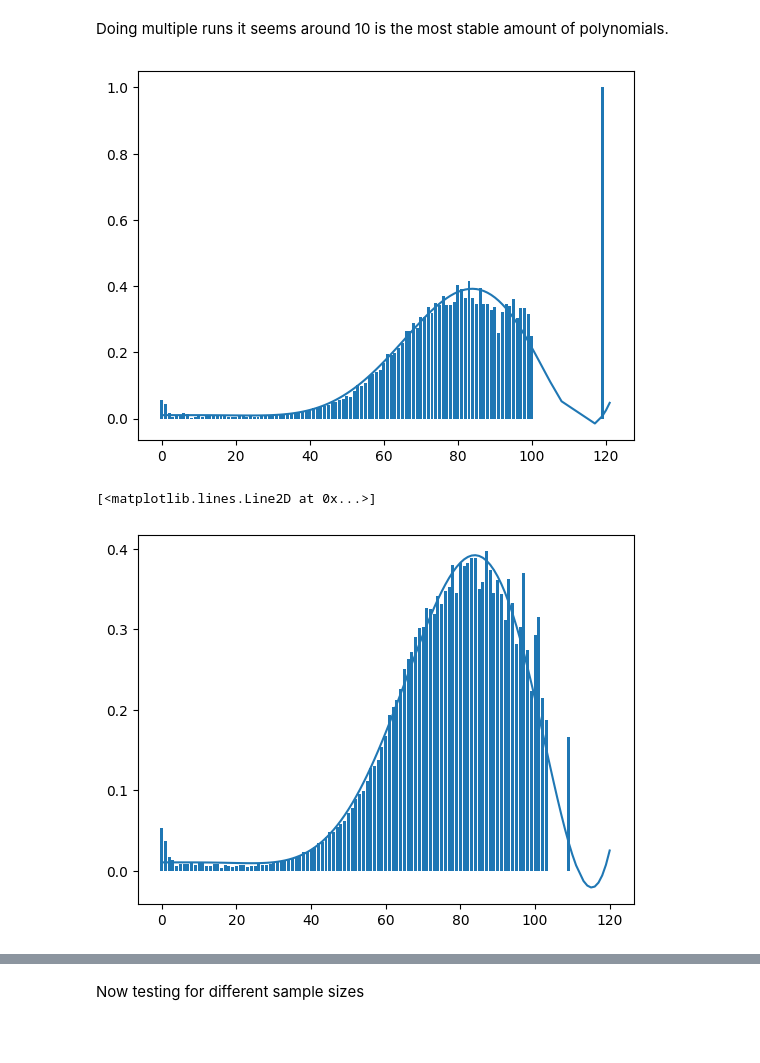
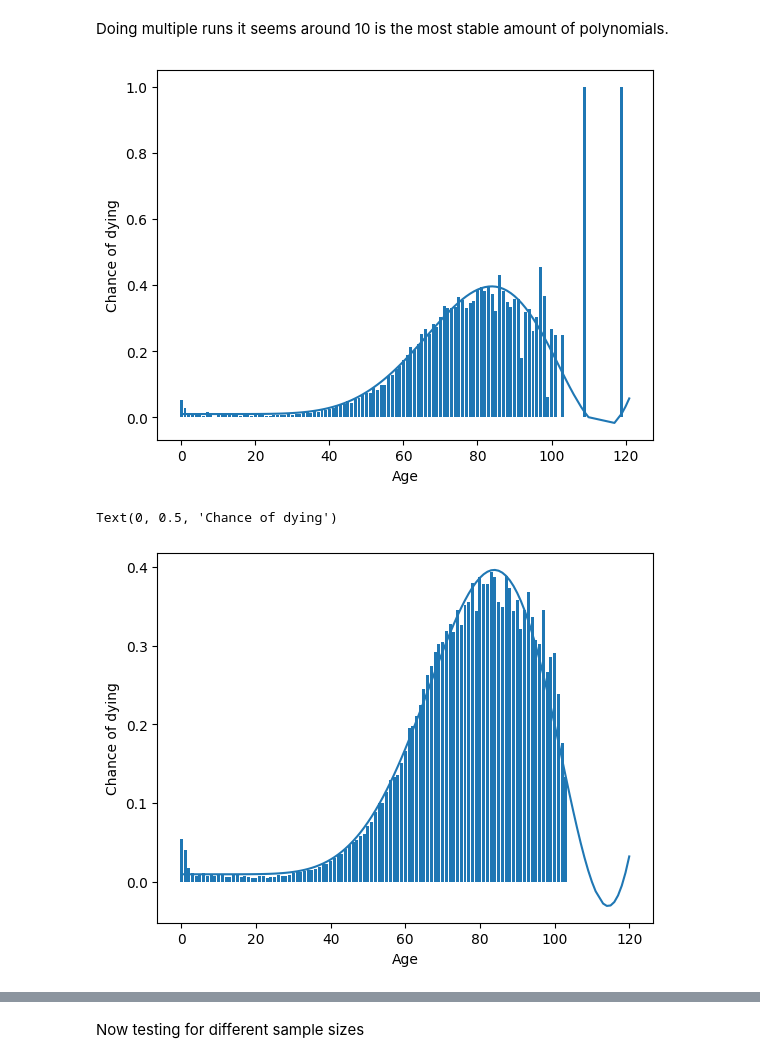
Before and after one commit to mathiasmellemstuen/FYS_STK4155_Prosjekt_3, a Jupyter notebook: src/main.ipynb, the cells around one changed output, grey strips where cells are left out. Drawn from its saved outputs; the diff is of its cells as text; code cells hidden in the pictures; blank space fills up the shorter version.

```diff
--- a/src/main.ipynb
+++ b/src/main.ipynb
@@ -151,0 +276,4 @@ RandomForestClassifier(random_state=1)
+# %%
+#Testing random forest for the whole data set first
+forest = RandomForestClassifier(random_state=1)
+forest.fit(X, Y)
@@ -152,6 +282,7 @@ RandomForestClassifier(random_state=1)
 # %%
-Y_pred = forest.predict(X_test)
-print(accuracy_score(Y_test, Y_pred))
+Y_pred = forest.predict(X)
+print(accuracy_score(Y, Y_pred))
+print(f1_score(Y,Y_pred))
 print("predicted chance of dying:",np.sum(Y_pred)/len(Y_pred))
-print("Actual chance of dying (test set):",np.sum(Y_test)/len(Y_test))
+print("Actual chance of dying:",np.sum(Y)/len(Y))
 # %% [output]
@@ -174,0 +310,19 @@ fig.tight_layout()
+# %%
+forest_arr = np.zeros(len(M_list))
+for i,M in enumerate(M_list):
+    print(i)
+    n = len(Y)
+    m = int(n/M)
+    random_index = np.random.randint(m)*M
+    new_X = X[random_index:random_index+M]
+    new_Y = Y[random_index:random_index+M]
+
+    forest.fit(new_X, new_Y)
+    Y_pred = forest.predict(X)
+    acc = f1_score(Y, Y_pred)
+    forest_arr[i] = acc
+
+plt.plot(M_list, forest_arr)
+plt.xlabel("sample size")
+plt.ylabel("f1-score")
+plt.savefig("../figures/f1_score_forest")
@@ -175,5 +340,8 @@ fig.tight_layout()
 # %%
 #Making histogram of amount of deaths given a certain age
+headers, X, Y = load_covid_data()
+X,Y = shuffle(X,Y)
+
 Age = X[:,6]
 deaths = {i:0 for i in np.unique(Age)}
 for i in range(len(Y)):
@@ -310,21 +483,25 @@ Doing multiple runs it seems around 10 is the most stable amount of polynomials.
 # %%
 lin = LinearRegression()
 poly = PolynomialFeatures(degree=10)
 X_poly = poly.fit_transform(probx_train.reshape(-1,1))
 lin.fit(X_poly, proby_train)
 
 X_poly_test = poly.fit_transform(probx_test.reshape(-1,1))
 
 plt.plot(probx_test, lin.predict(X_poly_test))
 plt.bar(probx_test, proby_test)
+plt.xlabel("Age")
+plt.ylabel("Chance of dying")
 plt.show()
 
 plt.bar(probx_train, proby_train)
 plt.plot(probx_train, lin.predict(X_poly))
+plt.xlabel("Age")
+plt.ylabel("Chance of dying")
 # %% [output]
-[figure, old version]
+[figure, new version]
-[<matplotlib.lines.Line2D at 0x...>]
+Text(0, 0.5, 'Chance of dying')
-[figure, old version]
+[figure, new version]
 # %%
 pred = lin.predict(X_poly_test)
 length = len(pred)
```
Also changed, not shown: parts of 35 cells of this notebook, 16 other files.
